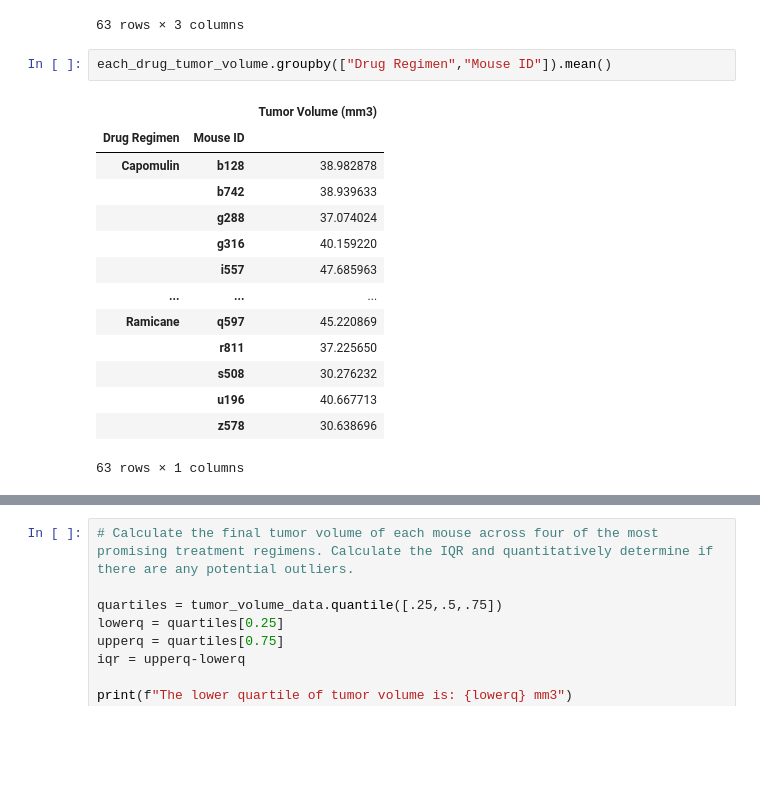
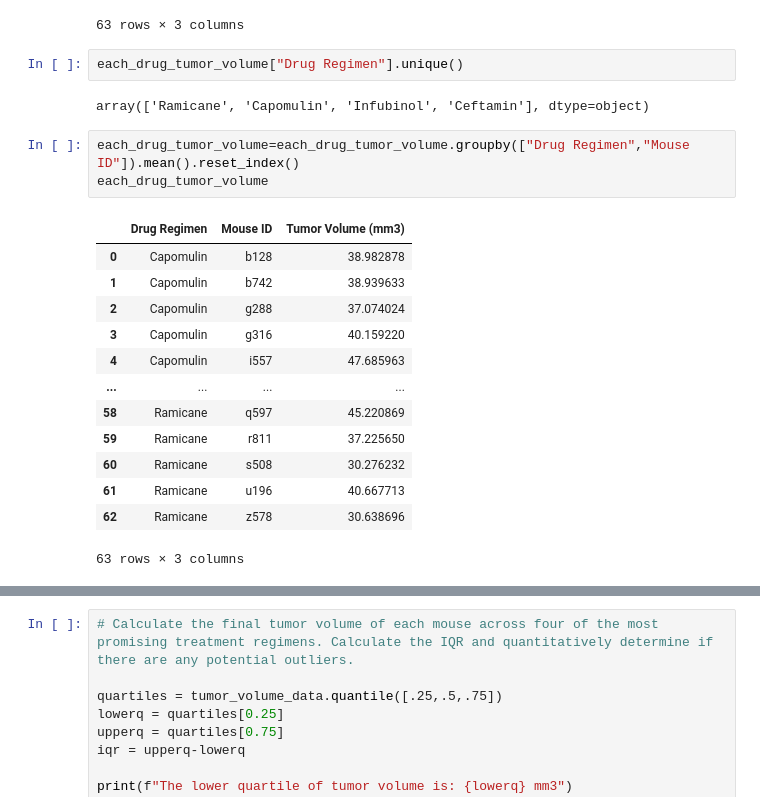
Before and after one commit to trezeget-1/Matplotlib_homework, a Jupyter notebook: 05-Matplotlib HWK/Pymaceuticals/pymaceuticals_starter.ipynb, the cells around one changed output, grey strips where cells are left out. Drawn from its saved outputs; the diff is of its cells as text; blank space fills up the shorter version.

```diff
--- a/05-Matplotlib HWK/Pymaceuticals/pymaceuticals_starter.ipynb
+++ b/05-Matplotlib HWK/Pymaceuticals/pymaceuticals_starter.ipynb
@@ -302,20 +302,24 @@ each_drug_tumor_volume
 | 1842 | y865 | Ceftamin | 64.729837 |
 | 1859 | z581 | Infubinol | 62.754451 |
 63 rows × 3 columns
+# %%
+each_drug_tumor_volume["Drug Regimen"].unique()
+# %% [output]
+array(['Ramicane', 'Capomulin', 'Infubinol', 'Ceftamin'], dtype=object)
 # %%
-each_drug_tumor_volume.groupby(["Drug Regimen","Mouse ID"]).mean()
+each_drug_tumor_volume=each_drug_tumor_volume.groupby(["Drug Regimen","Mouse ID"]).mean().reset_index()
+each_drug_tumor_volume
 # %% [output]
-|  |  | Tumor Volume (mm3) |
-| Drug Regimen | Mouse ID |  |
-| Capomulin | b128 | 38.982878 |
-|  | b742 | 38.939633 |
-|  | g288 | 37.074024 |
-|  | g316 | 40.159220 |
-|  | i557 | 47.685963 |
-| ... | ... | ... |
-| Ramicane | q597 | 45.220869 |
-|  | r811 | 37.225650 |
-|  | s508 | 30.276232 |
-|  | u196 | 40.667713 |
-|  | z578 | 30.638696 |
+|  | Drug Regimen | Mouse ID | Tumor Volume (mm3) |
+| 0 | Capomulin | b128 | 38.982878 |
+| 1 | Capomulin | b742 | 38.939633 |
+| 2 | Capomulin | g288 | 37.074024 |
+| 3 | Capomulin | g316 | 40.159220 |
+| 4 | Capomulin | i557 | 47.685963 |
+| ... | ... | ... | ... |
+| 58 | Ramicane | q597 | 45.220869 |
+| 59 | Ramicane | r811 | 37.225650 |
+| 60 | Ramicane | s508 | 30.276232 |
+| 61 | Ramicane | u196 | 40.667713 |
+| 62 | Ramicane | z578 | 30.638696 |
-63 rows × 1 columns
+63 rows × 3 columns
```
Also changed, not shown: parts of 3 cells of this notebook.
